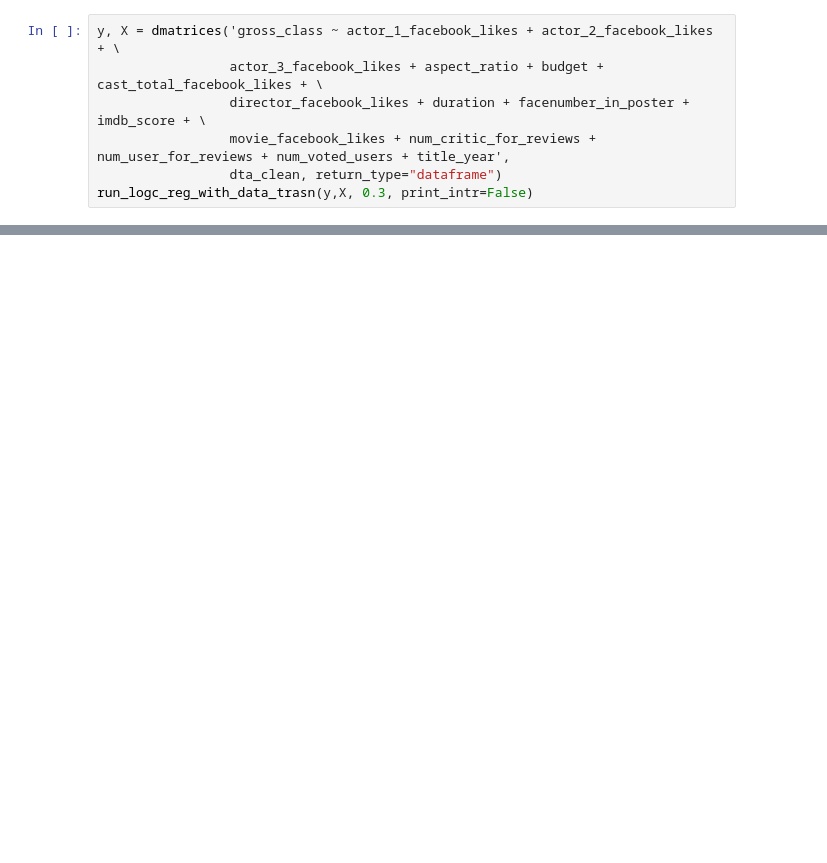
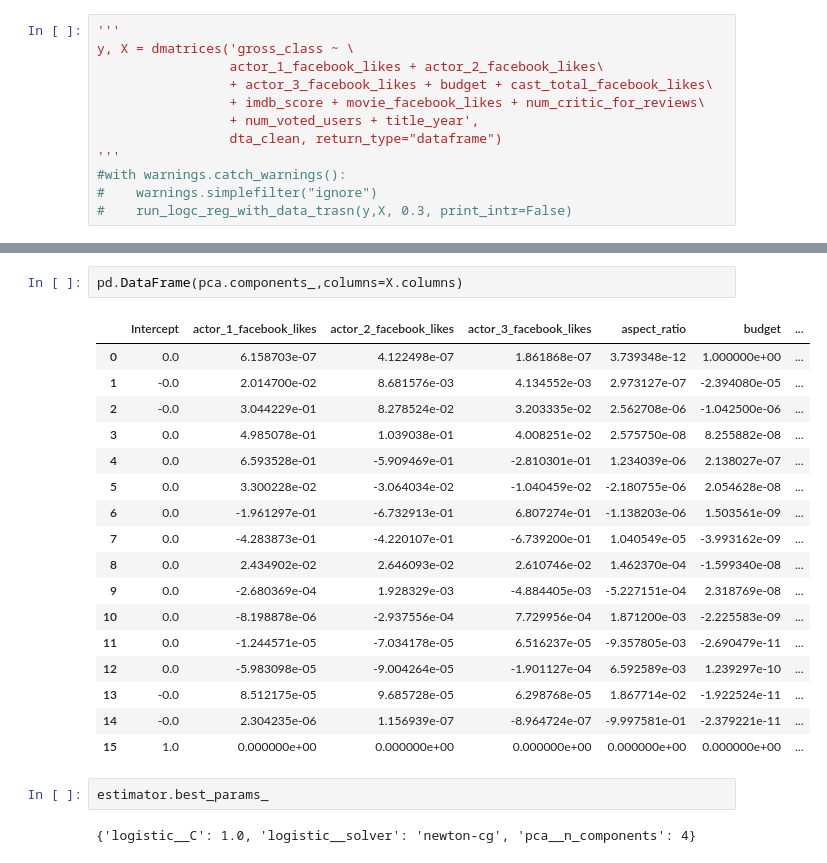
Before and after one commit to rihardsbar/dm-predictive-ml, a Jupyter notebook: logistic_regression/LogisticRegression.ipynb, the cells around one changed output, grey strips where cells are left out. Cells and saved outputs as stored; diff of their text form; blank space fills up the shorter version.

```diff
--- a/logistic_regression/LogisticRegression.ipynb
+++ b/logistic_regression/LogisticRegression.ipynb
@@ -168,8 +187,13 @@ Running total 32768 itterators
 # %%
-y, X = dmatrices('gross_class ~ actor_1_facebook_likes + actor_2_facebook_likes + \
-                 actor_3_facebook_likes + aspect_ratio + budget + cast_total_facebook_likes + \
-                 director_facebook_likes + duration + facenumber_in_poster + imdb_score + \
-                 movie_facebook_likes + num_critic_for_reviews + num_user_for_reviews + num_voted_users + title_year',
+'''
+y, X = dmatrices('gross_class ~ \
+                 actor_1_facebook_likes + actor_2_facebook_likes\
+                 + actor_3_facebook_likes + budget + cast_total_facebook_likes\
+                 + imdb_score + movie_facebook_likes + num_critic_for_reviews\
+                 + num_voted_users + title_year',
                  dta_clean, return_type="dataframe")
-run_logc_reg_with_data_trasn(y,X, 0.3, print_intr=False)
+'''
+#with warnings.catch_warnings():
+#    warnings.simplefilter("ignore")
+#    run_logc_reg_with_data_trasn(y,X, 0.3, print_intr=False)
 # %% [output]
@@ -178,0 +242,24 @@ End highest avg model acc 0.49886831758, achieved with solver: newton-cg, scale:
+# %%
+pd.DataFrame(pca.components_,columns=X.columns)
+# %% [output]
+|  | Intercept | actor_1_facebook_likes | actor_2_facebook_likes | actor_3_facebook_likes | aspect_ratio | budget | ... |
+| 0 | 0.0 | 6.158703e-07 | 4.122498e-07 | 1.861868e-07 | 3.739348e-12 | 1.000000e+00 | ... |
+| 1 | -0.0 | 2.014700e-02 | 8.681576e-03 | 4.134552e-03 | 2.973127e-07 | -2.394080e-05 | ... |
+| 2 | -0.0 | 3.044229e-01 | 8.278524e-02 | 3.203335e-02 | 2.562708e-06 | -1.042500e-06 | ... |
+| 3 | 0.0 | 4.985078e-01 | 1.039038e-01 | 4.008251e-02 | 2.575750e-08 | 8.255882e-08 | ... |
+| 4 | 0.0 | 6.593528e-01 | -5.909469e-01 | -2.810301e-01 | 1.234039e-06 | 2.138027e-07 | ... |
+| 5 | 0.0 | 3.300228e-02 | -3.064034e-02 | -1.040459e-02 | -2.180755e-06 | 2.054628e-08 | ... |
+| 6 | 0.0 | -1.961297e-01 | -6.732913e-01 | 6.807274e-01 | -1.138203e-06 | 1.503561e-09 | ... |
+| 7 | 0.0 | -4.283873e-01 | -4.220107e-01 | -6.739200e-01 | 1.040549e-05 | -3.993162e-09 | ... |
+| 8 | 0.0 | 2.434902e-02 | 2.646093e-02 | 2.610746e-02 | 1.462370e-04 | -1.599340e-08 | ... |
+| 9 | 0.0 | -2.680369e-04 | 1.928329e-03 | -4.884405e-03 | -5.227151e-04 | 2.318769e-08 | ... |
+| 10 | 0.0 | -8.198878e-06 | -2.937556e-04 | 7.729956e-04 | 1.871200e-03 | -2.225583e-09 | ... |
+| 11 | 0.0 | -1.244571e-05 | -7.034178e-05 | 6.516237e-05 | -9.357805e-03 | -2.690479e-11 | ... |
+| 12 | 0.0 | -5.983098e-05 | -9.004264e-05 | -1.901127e-04 | 6.592589e-03 | 1.239297e-10 | ... |
+| 13 | -0.0 | 8.512175e-05 | 9.685728e-05 | 6.298768e-05 | 1.867714e-02 | -1.922524e-11 | ... |
+| 14 | -0.0 | 2.304235e-06 | 1.156939e-07 | -8.964724e-07 | -9.997581e-01 | -2.379221e-11 | ... |
+| 15 | 1.0 | 0.000000e+00 | 0.000000e+00 | 0.000000e+00 | 0.000000e+00 | 0.000000e+00 | ... |
+# %%
+estimator.best_params_
+# %% [output]
+{'logistic__C': 1.0, 'logistic__solver': 'newton-cg', 'pca__n_components': 4}
```
Also changed, not shown: parts of 4 cells of this notebook, 4 other files.
